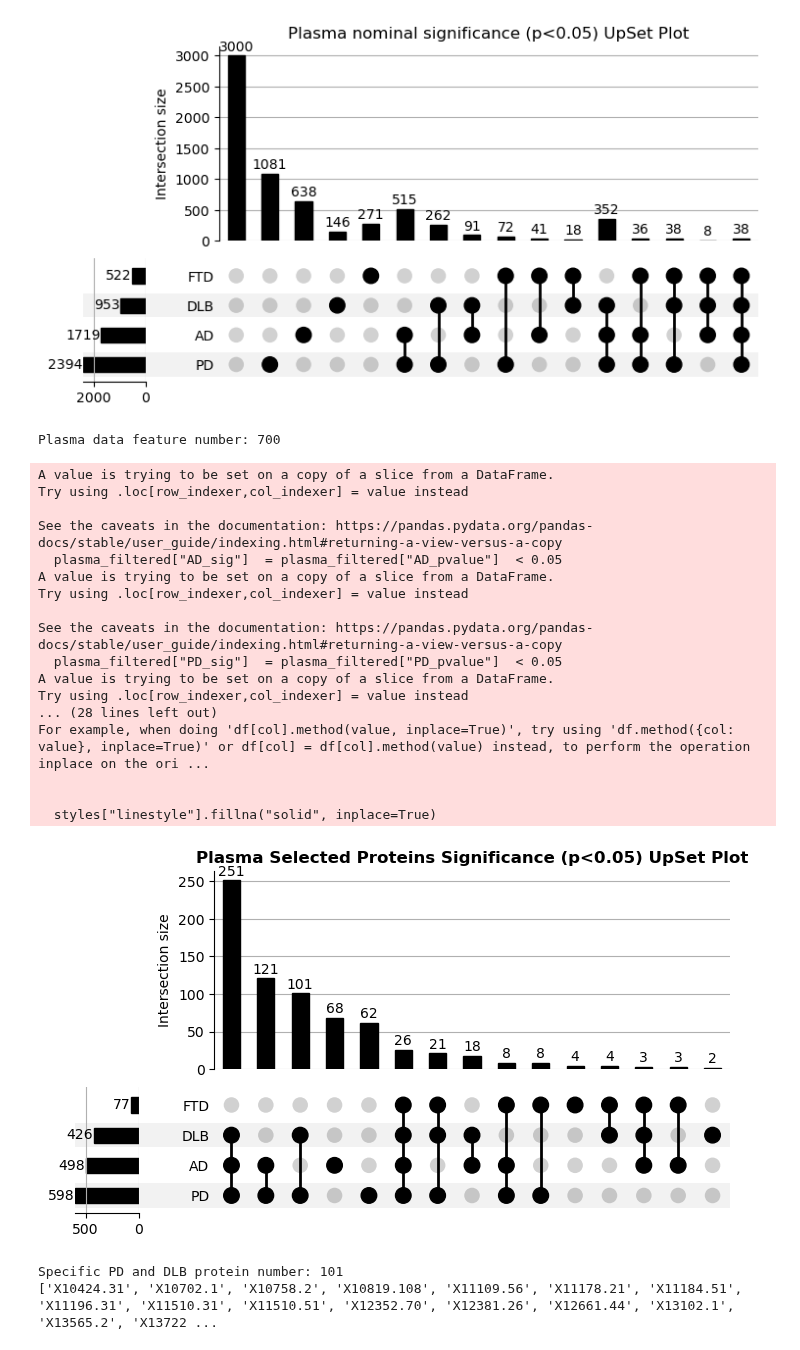
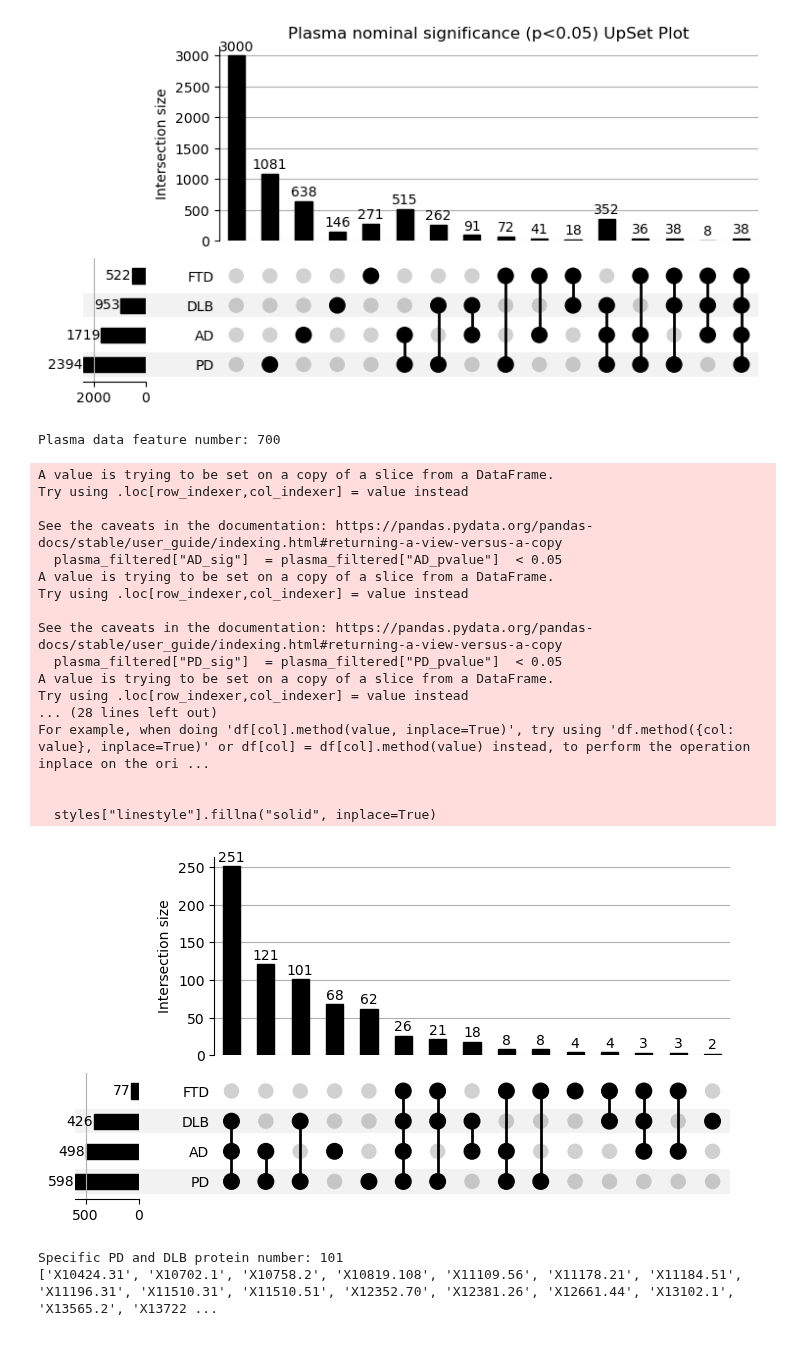
Before and after one commit to YingXu001/CSF_Plasma_Proteomics_AI_Classifier, a Jupyter notebook: Plasma_Co_Expression_Protein_Selection_PUB.ipynb, the cells around one changed output. Cells and saved outputs as stored; diff of their text form; code cells hidden in the pictures.

```diff
--- a/Plasma_Co_Expression_Protein_Selection_PUB.ipynb
+++ b/Plasma_Co_Expression_Protein_Selection_PUB.ipynb
@@ -135,35 +135,35 @@ for idx, row in plasma_filtered.iterrows():
         sets_for_row.append("PD")
     if row["FTD_sig"]:
         sets_for_row.append("FTD")
     if row["DLB_sig"]:
         sets_for_row.append("DLB")
     membership.append(sets_for_row)
 
 plasma_membership = from_memberships(membership)
 
 UpSet(plasma_membership, sort_by='cardinality', subset_size="count", show_counts=True).plot()
-plt.title("Plasma Selected Proteins Significance (p<0.05) UpSet Plot", weight='bold')
+# plt.title("Plasma Selected Proteins Significance (p<0.05) UpSet Plot", weight='bold')
 plt.show()
 # %% [output]
 Plasma data feature number: 700
 A value is trying to be set on a copy of a slice from a DataFrame.
 Try using .loc[row_indexer,col_indexer] = value instead
 
 See the caveats in the documentation: https://pandas.pydata.org/pandas-docs/stable/user_guide/indexing.html#returning-a-view-versus-a-copy
   plasma_filtered["AD_sig"]  = plasma_filtered["AD_pvalue"]  < 0.05
 A value is trying to be set on a copy of a slice from a DataFrame.
 Try using .loc[row_indexer,col_indexer] = value instead
 
 See the caveats in the documentation: https://pandas.pydata.org/pandas-docs/stable/user_guide/indexing.html#returning-a-view-versus-a-copy
   plasma_filtered["PD_sig"]  = plasma_filtered["PD_pvalue"]  < 0.05
 A value is trying to be set on a copy of a slice from a DataFrame.
 Try using .loc[row_indexer,col_indexer] = value instead
 ... (28 lines left out)
 For example, when doing 'df[col].method(value, inplace=True)', try using 'df.method({col: value}, inplace=True)' or df[col] = df[col].method(value) instead, to perform the operation inplace on the ori ...
 
 
   styles["linestyle"].fillna("solid", inplace=True)
-[figure, old version]
+[figure, new version]
 # %%
 specific_PD_DLB = plasma_filtered[
     (plasma_filtered["PD_sig"]) & (plasma_filtered["DLB_sig"]) &
```
Also changed, not shown: parts of 2 cells of this notebook, 5 other files.
